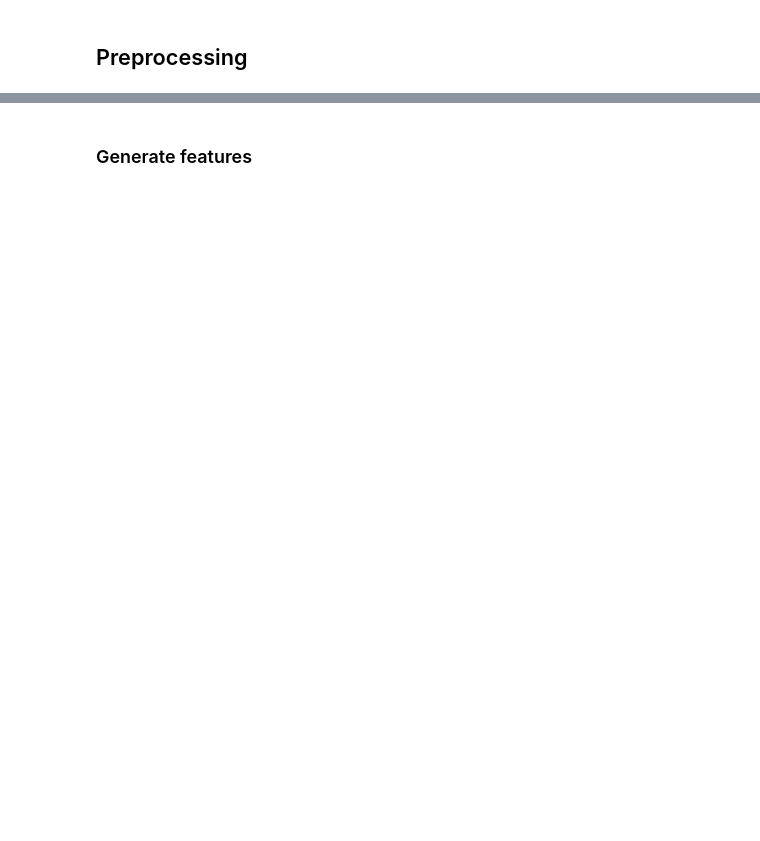
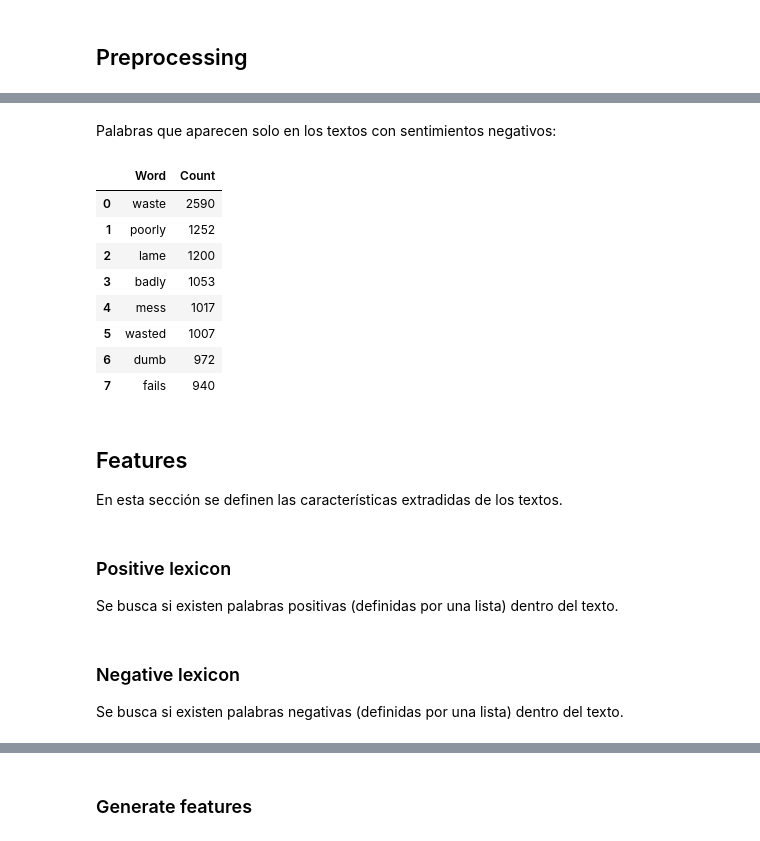
Before and after one commit to Suryavf/Logistic-Regression-for-NLP, a Jupyter notebook: LogisticRegressionNLP.ipynb, the cells around one changed output, grey strips where cells are left out. Cells and saved outputs as stored; diff of their text form; code cells hidden in the pictures; blank space fills up the shorter version.

```diff
--- a/LogisticRegressionNLP.ipynb
+++ b/LogisticRegressionNLP.ipynb
@@ -224,0 +214,21 @@ def logCountWords(text):
+# %% [markdown]
+Palabras que aparecen solo en los textos con sentimientos negativos:
+# %%
+excluNegPos.head(n=8)
+# %% [output]
+|  | Word | Count |
+| 0 | waste | 2590 |
+| 1 | poorly | 1252 |
+| 2 | lame | 1200 |
+| 3 | badly | 1053 |
+| 4 | mess | 1017 |
+| 5 | wasted | 1007 |
+| 6 | dumb | 972 |
+| 7 | fails | 940 |
+# %% [markdown]
+## Features
+En esta sección se definen las características extradidas de los textos.
+# %% [markdown]
+### Positive lexicon
+
+Se busca si existen palabras positivas (definidas por una lista) dentro del texto.
@@ -224,0 +247,4 @@ def logCountWords(text):
+# %% [markdown]
+### Negative lexicon
+
+Se busca si existen palabras negativas (definidas por una lista) dentro del texto.
```
Also changed, not shown: parts of 53 cells of this notebook, 5 other files.
